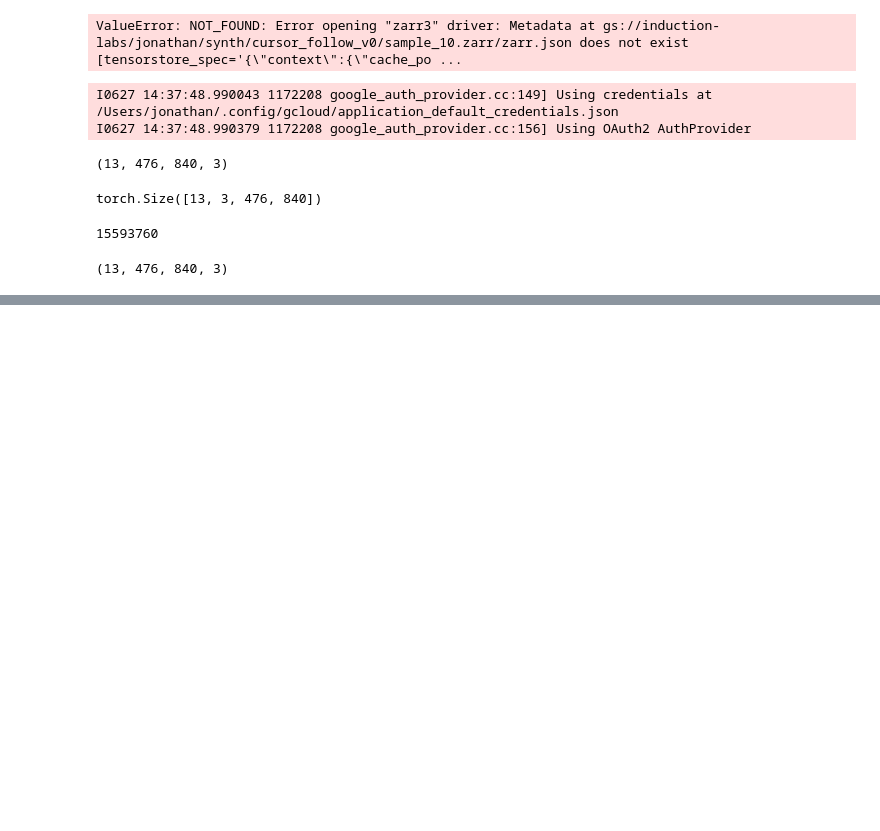
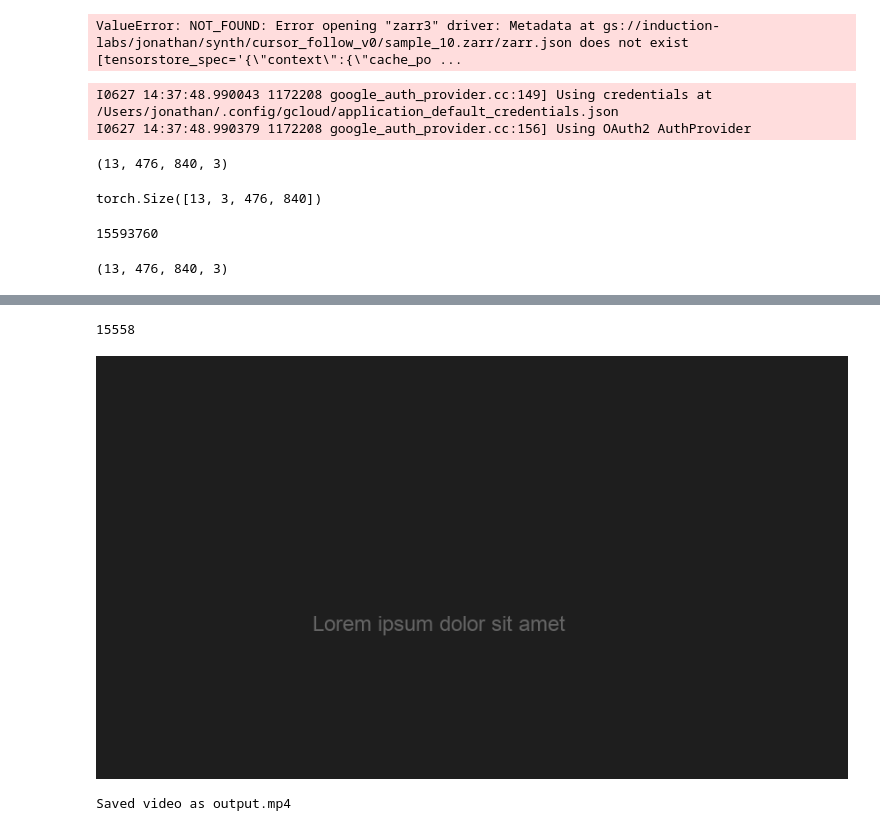
Before and after one commit to induction-labs/induction-labs, a Jupyter notebook: repos/synth/src/synth/testing.ipynb, the cells around one changed output, grey strips where cells are left out. Drawn from its saved outputs; the diff is of its cells as text; code cells hidden in the pictures; blank space fills up the shorter version.

```diff
--- a/repos/synth/src/synth/testing.ipynb
+++ b/repos/synth/src/synth/testing.ipynb
@@ -262,3 +262,5 @@ torch.Size([13, 3, 476, 840])
 imgs.shape
 # %% [output]
 (13, 476, 840, 3)
+# %%
+text = """Lorem ipsum dolor sit amet, consectetur adipiscing elit, sed do eiusmod tempor incididunt ut labore et dolore magna aliqua. Ut enim ad minim veniam, quis nostrud exercitation ullamco laboris nisi ut aliquip ex ea commodo consequat. Duis aute irure dolor in reprehenderit in voluptate velit esse cillum dolore eu fugiat nulla pariatur. Excepteur sint occaecat cupidatat non proident, sunt in culpa qui officia deserunt mollit anim id est laborum."""
@@ -264,0 +424,12 @@ imgs.shape
+# %%
+txt = "The company moved to the Soho district of London in 1889."
+print(len(txt))
+vid, keys, frame_time = generate_typing_video(
+    txt,
+    fps=4,
+    # post_space_gap=2.0,
+    font_path="/home/jonathan_inductionlabs_com/induction-labs/repos/synth/assets/arial.ttf",
+    speed=3,
+    random_position=True,
+)
+print("Video shape:", vid.shape)  # (60, 3, 80, 400)
@@ -264,0 +489,16 @@ imgs.shape
+# %%
+import os
+import string
+
+def is_alnum_or_symbol(s: str) -> bool:
+    if not s[0].isalnum():
+        return False
+
+    allowed = set(string.ascii_letters + string.digits + string.punctuation + " ")
+    return all(ch in allowed for ch in s)
+
+texts = df["text"]
+texts = [t.strip() for text in texts for t in sent_tokenize(text) if 48 < len(t.strip()) < 64 and is_alnum_or_symbol(t.strip())]
+len(texts)
+# %% [output]
+15558
@@ -264,0 +509,41 @@ imgs.shape
+# %%
+i = -1
+# %%
+i += 1
+Image.fromarray(vid[i])
+# %% [output]
+[figure, added]
+# %%
+import av
+import numpy as np
+
+frames = vid
+height, width = frames.shape[1], frames.shape[2]
+fps = 30
+
+# Open output container
+container = av.open('output.mp4', mode='w')
+
+# Create a H.264 video stream
+stream = container.add_stream('h264', rate=fps)
+stream.width = width
+stream.height = height
+stream.pix_fmt = 'yuv420p'  # most compatible
+
+for frame in frames:
+    # Create a VideoFrame from the numpy array (RGB)
+    video_frame = av.VideoFrame.from_ndarray(frame, format='rgb24')
+    # Reformat to the stream's pixel format
+    for packet in stream.encode(video_frame):
+        container.mux(packet)
+
+# Flush encoder
+for packet in stream.encode():
+    container.mux(packet)
+
+# Close and write file
+container.close()
+
+print("Saved video as output.mp4")
+# %% [output]
+Saved video as output.mp4
```
Also changed, not shown: parts of 9 cells of this notebook, 15 other files.
